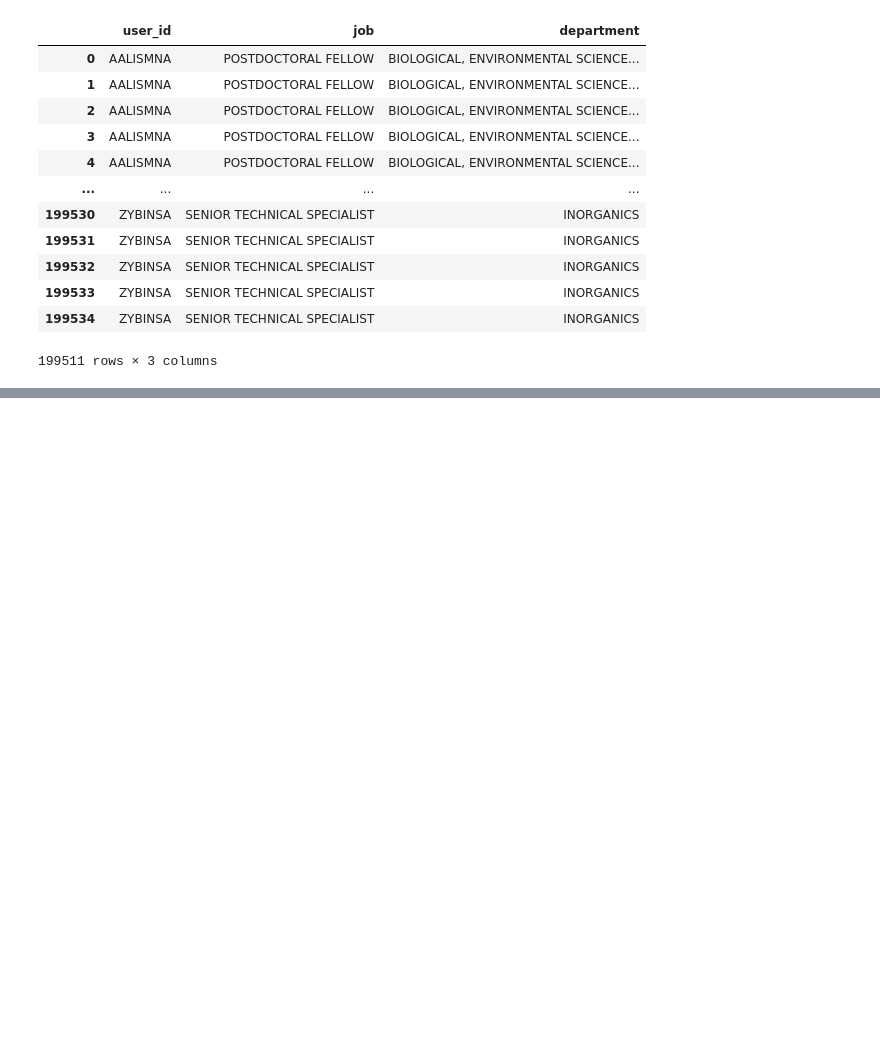
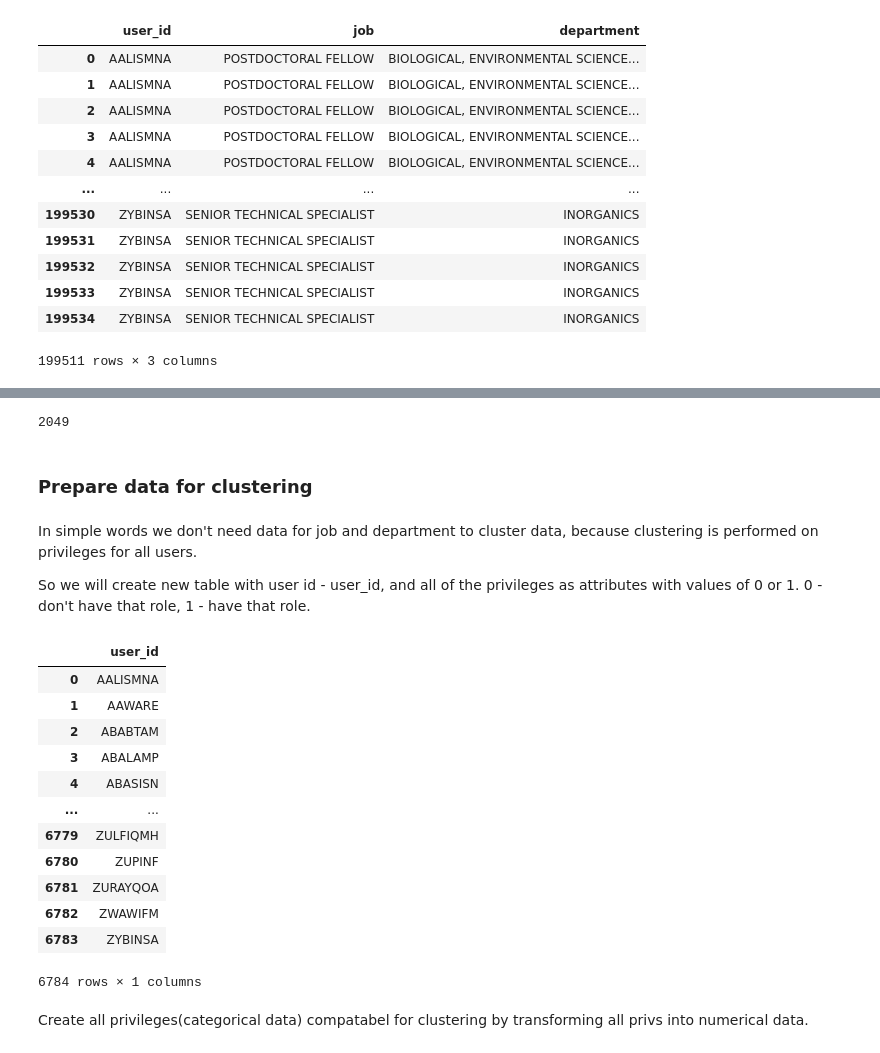
Before and after one commit to petardmnv/System-access-segmentation, a Jupyter notebook: src/ml/BClustering.ipynb, the cells around one changed output, grey strips where cells are left out. Drawn from its saved outputs; the diff is of its cells as text; code cells hidden in the pictures; blank space fills up the shorter version.

```diff
--- a/src/ml/BClustering.ipynb
+++ b/src/ml/BClustering.ipynb
@@ -254,0 +223,32 @@ KeyboardInterrupt:
+# %%
+len(user_data.priv.unique())
+# %% [output]
+2049
+# %% [markdown]
+### Prepare data for clustering
+# %% [markdown]
+In simple words we don't need data for job and department to cluster data, because clustering is performed on privileges for all users.
+
+So we will create new table with user id - user_id, and all of the privileges as attributes with values of 0 or 1. 0 - don't have that role, 1 - have that role.
+# %%
+user_privs_data = pd.DataFrame()
+# %%
+user_privs_data['user_id'] = user_data.user_id.unique()
+# %%
+user_privs_data
+# %% [output]
+|  | user_id |
+| 0 | AALISMNA |
+| 1 | AAWARE |
+| 2 | ABABTAM |
+| 3 | ABALAMP |
+| 4 | ABASISN |
+| ... | ... |
+| 6779 | ZULFIQMH |
+| 6780 | ZUPINF |
+| 6781 | ZURAYQOA |
+| 6782 | ZWAWIFM |
+| 6783 | ZYBINSA |
+6784 rows × 1 columns
+# %% [markdown]
+Create all privileges(categorical data) compatabel for clustering by transforming all privs into numerical data.
```
Also changed, not shown: parts of 52 cells of this notebook.
